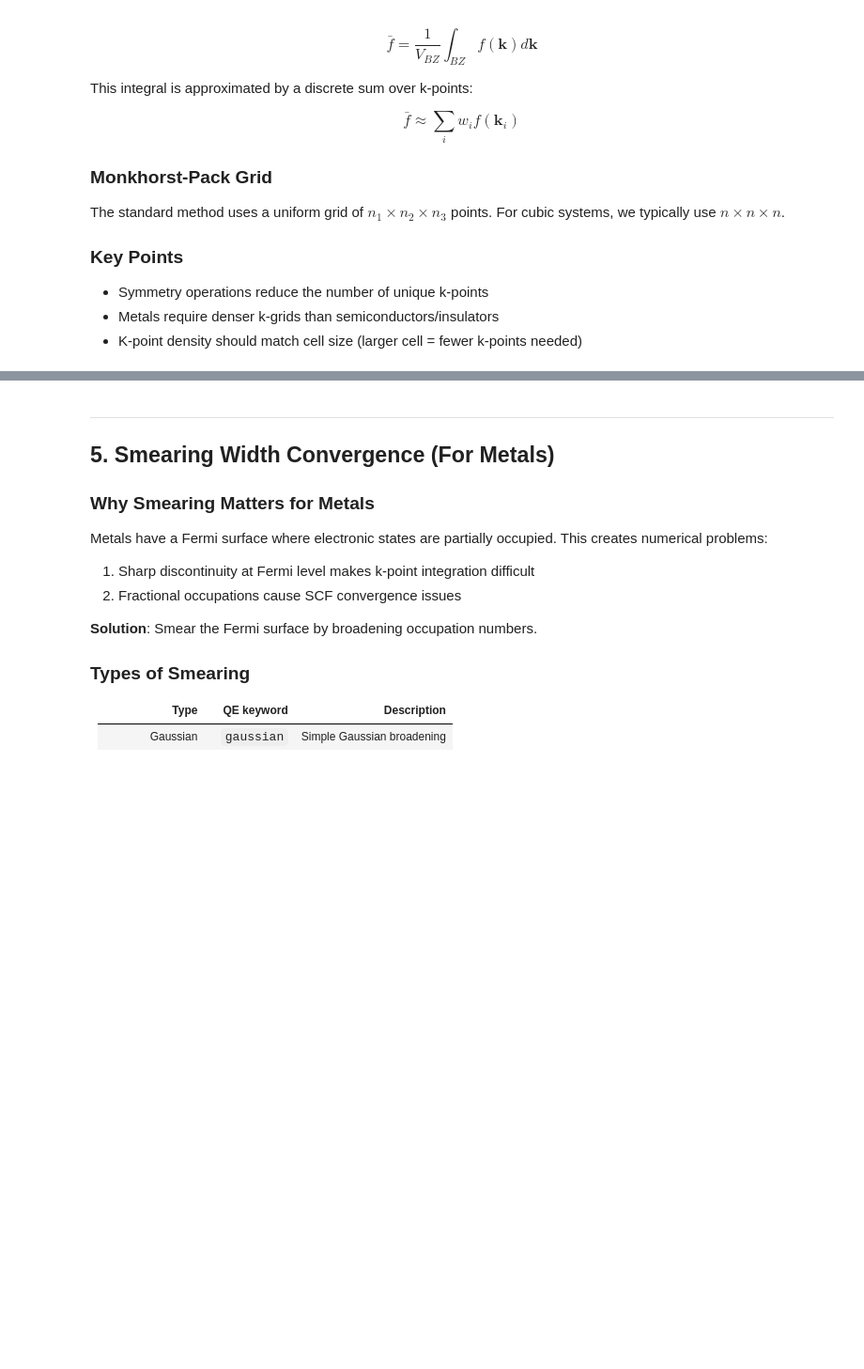
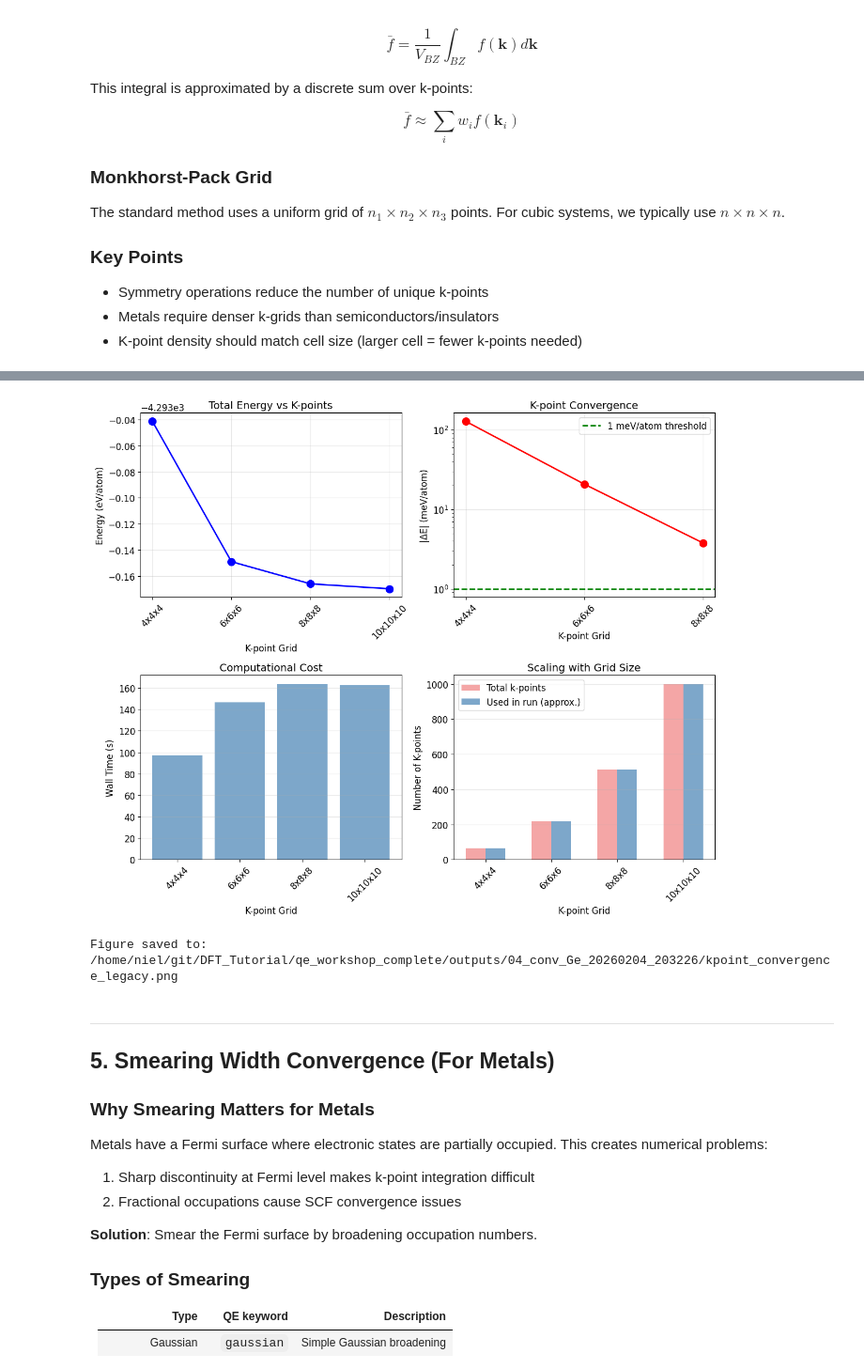
Before and after one commit to Indranil2020/DFT_Tutorial, a Jupyter notebook: qe_workshop_complete/notebooks_enhanced/04_Convergence_Testing.ipynb, the cells around one changed output, grey strips where cells are left out. Shown at 94% size. Drawn from its saved outputs; the diff is of its cells as text; code cells hidden in the pictures; blank space fills up the shorter version.

```diff
--- a/qe_workshop_complete/notebooks_enhanced/04_Convergence_Testing.ipynb
+++ b/qe_workshop_complete/notebooks_enhanced/04_Convergence_Testing.ipynb
@@ -1063,3 +1325,82 @@ print(f"Figure saved to: {WORK_DIR / 'kpoint_convergence.png'}")
+# %%
+# =============================================================================
+# (LEGACY) K-POINT CONVERGENCE PLOT - Robust version
+# =============================================================================
+# This cell is kept so students can run the notebook top-to-bottom without
+# missing-variable errors, even if earlier sections were modified.
+# =============================================================================
+
+import matplotlib.pyplot as plt
+
+kpt_ok = [r for r in kpoint_results if r.get('converged') and r.get('energy_ev_per_atom') is not None]
+
+if len(kpt_ok) >= 2:
+    kgrid_arr = np.array([r['kgrid'] for r in kpt_ok])
+    energy_kpt_arr = np.array([r['energy_ev_per_atom'] for r in kpt_ok])  # eV/atom
+    time_kpt_arr = np.array([r['time_s'] for r in kpt_ok])
+
+    nkpts_irr_arr = kgrid_arr ** 3
+
+    E_ref = energy_kpt_arr[-1]
+    delta_E_kpt = (energy_kpt_arr - E_ref) * 1000  # meV/atom
+
+    fig, axes = plt.subplots(2, 2, figsize=(12, 10))
+
+    kgrid_labels = [f'{k}x{k}x{k}' for k in kgrid_arr]
+    x_pos = np.arange(len(kgrid_arr))
+
+    ax1 = axes[0, 0]
+    ax1.plot(x_pos, energy_kpt_arr, 'bo-', markersize=10, linewidth=2)
+    ax1.set_xticks(x_pos)
+    ax1.set_xticklabels(kgrid_labels, rotation=45)
+    ax1.set_xlabel('K-point Grid', fontsize=12)
+    ax1.set_ylabel('Energy (eV/atom)', fontsize=12)
+    ax1.set_title('Total Energy vs K-points', fontsize=14)
+    ax1.grid(True, alpha=0.3)
+
+    ax2 = axes[0, 1]
+    valid_mask = np.abs(delta_E_kpt[:-1]) > 1e-10
+    if np.any(valid_mask):
+        ax2.semilogy(x_pos[:-1][valid_mask], np.abs(delta_E_kpt[:-1][valid_mask]), 'ro-', markersize=10, linewidth=2)
+    ax2.axhline(y=1.0, color='g', linestyle='--', linewidth=2, label='1 meV/atom threshold')
+    ax2.set_xticks(x_pos[:-1])
+    ax2.set_xticklabels(kgrid_labels[:-1], rotation=45)
+    ax2.set_xlabel('K-point Grid', fontsize=12)
+    ax2.set_ylabel('|ΔE| (meV/atom)', fontsize=12)
+    ax2.set_title('K-point Convergence', fontsize=14)
+    ax2.legend()
+    ax2.grid(True, alpha=0.3)
+
+    ax3 = axes[1, 0]
+    ax3.bar(x_pos, time_kpt_arr, color='steelblue', alpha=0.7)
+    ax3.set_xticks(x_pos)
+    ax3.set_xticklabels(kgrid_labels, rotation=45)
+    ax3.set_xlabel('K-point Grid', fontsize=12)
+    ax3.set_ylabel('Wall Time (s)', fontsize=12)
+    ax3.set_title('Computational Cost', fontsize=14)
+    ax3.grid(True, alpha=0.3, axis='y')
+
+    ax4 = axes[1, 1]
+    total_kpts_arr = kgrid_arr ** 3
+    ax4.bar(x_pos - 0.15, total_kpts_arr, width=0.3, label='Total k-points', color='lightcoral', alpha=0.7)
+    ax4.bar(x_pos + 0.15, nkpts_irr_arr, width=0.3, label='Used in run (approx.)', color='steelblue', alpha=0.7)
+    ax4.set_xticks(x_pos)
+    ax4.set_xticklabels(kgrid_labels, rotation=45)
+    ax4.set_xlabel('K-point Grid', fontsize=12)
+    ax4.set_ylabel('Number of K-points', fontsize=12)
+    ax4.set_title('Scaling with Grid Size', fontsize=14)
+    ax4.legend()
+    ax4.grid(True, alpha=0.3, axis='y')
+
+    plt.tight_layout()
+    plt.savefig(WORK_DIR / 'kpoint_convergence_legacy.png', dpi=150, bbox_inches='tight')
+    plt.show()
+    print(f"Figure saved to: {WORK_DIR / 'kpoint_convergence_legacy.png'}")
+else:
+    print("⚠ Not enough converged k-point runs for legacy plot.")
+# %% [output]
+[figure, added]
+Figure saved to: /home/niel/git/DFT_Tutorial/qe_workshop_complete/outputs/04_conv_Ge_20260204_203226/kpoint_convergence_legacy.png
 # %% [markdown]
 ---
 
```
Also changed, not shown: parts of 32 cells of this notebook, 12 other files.
